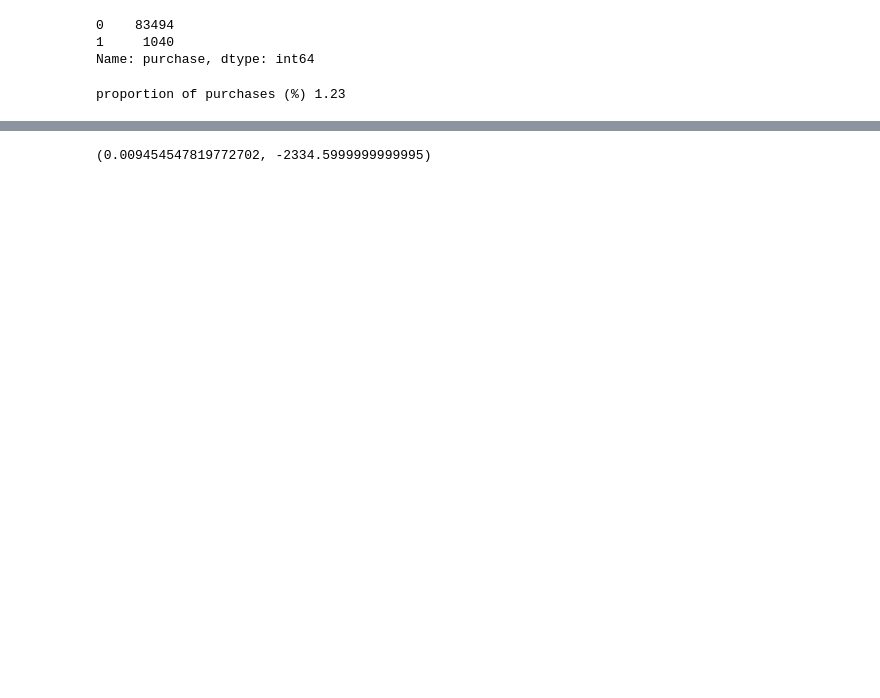
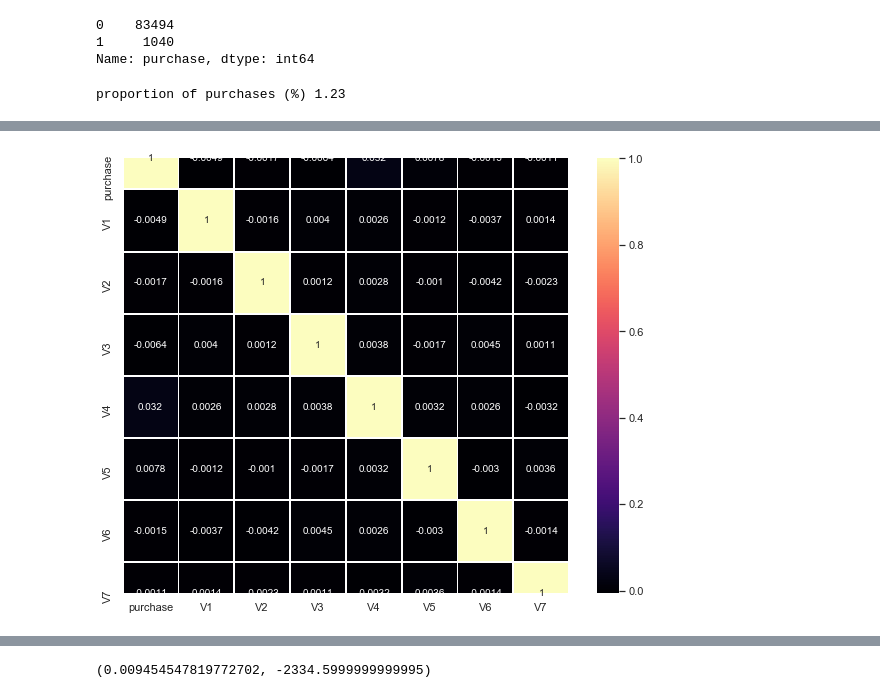
Before and after one commit to rbuerki/projects-ml, a Jupyter notebook: uplift_modelling_imbalanced_starbucks/1-uplift_modelling_SMOTENC.ipynb, the cells around one changed output, grey strips where cells are left out. Cells and saved outputs as stored; diff of their text form; code cells hidden in the pictures; blank space fills up the shorter version.

```diff
--- a/uplift_modelling_imbalanced_starbucks/1-uplift_modelling_SMOTENC.ipynb
+++ b/uplift_modelling_imbalanced_starbucks/1-uplift_modelling_SMOTENC.ipynb
@@ -198 +225,6 @@ EDA.plot_num_hist(eda, bins=50, figsize=(16,6))
+# %%
+# Check bi-variate correlations
+EDA.plot_corr_map_num_all(eda, figsize=(10, 8))
+# %% [output]
+[figure, added]
 # %%
```
Also changed, not shown: parts of 47 cells of this notebook.
